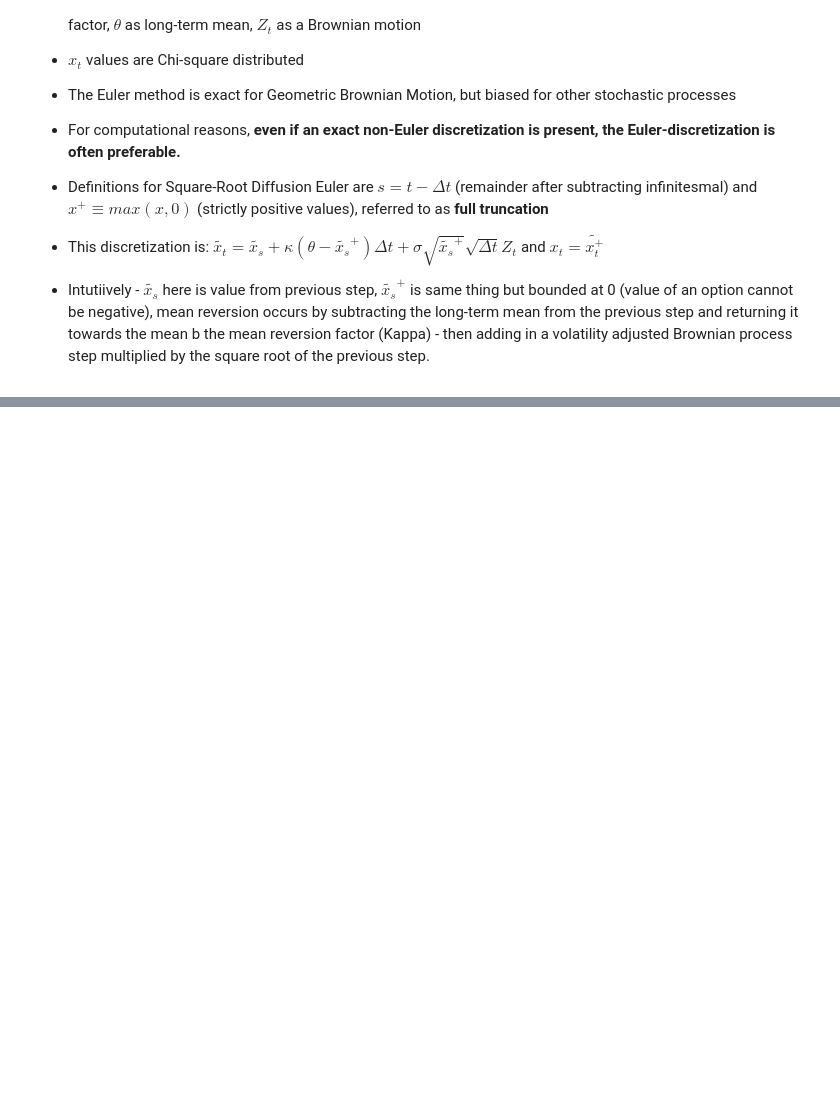
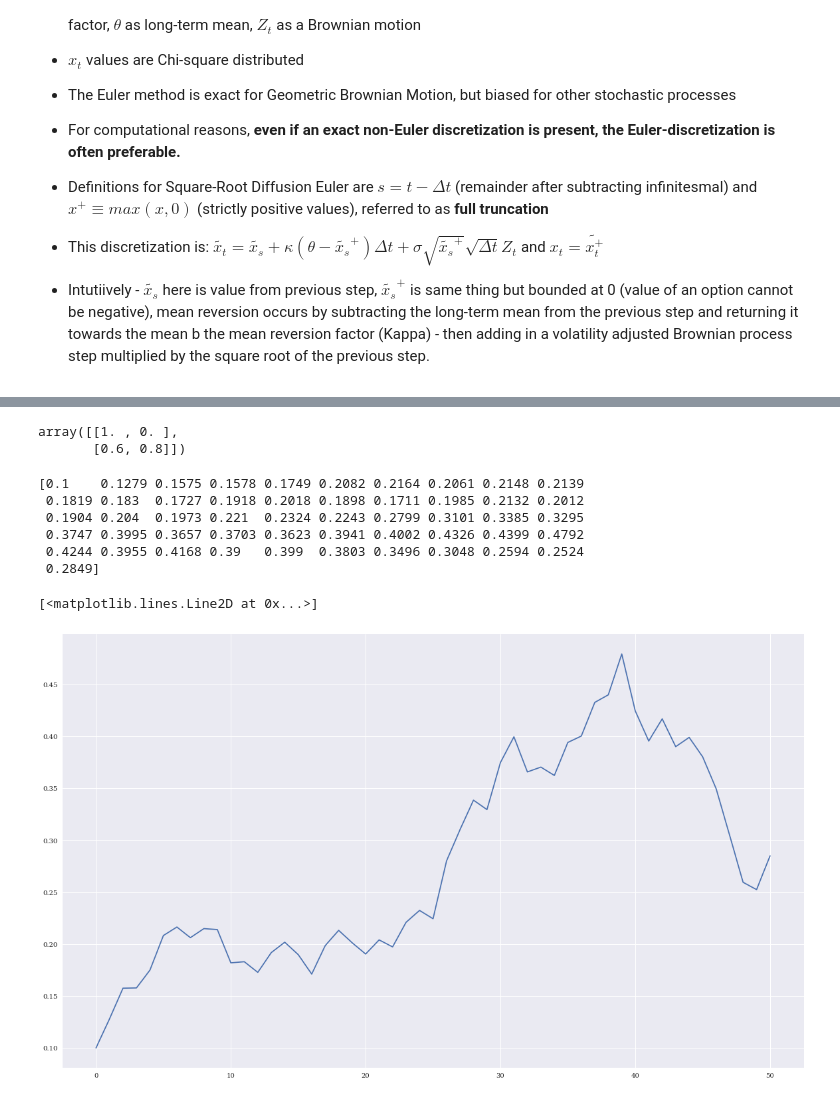
Before and after one commit to thomasmurphycodes/PythonForFinance, a Jupyter notebook: notebooks/Chapter 12 - Stochastics.ipynb, the cells around one changed output, grey strips where cells are left out. Drawn from its saved outputs; the diff is of its cells as text; code cells hidden in the pictures; blank space fills up the shorter version.

Commit message:
Stochastic Volatility up and running

```diff
--- a/notebooks/Chapter 12 - Stochastics.ipynb
+++ b/notebooks/Chapter 12 - Stochastics.ipynb
@@ -176,0 +228,31 @@ Text(0, 0.5, 'security level')
+# %%
+def cholesky_rho(rho):
+    corr_mat = np.zeros((2,2))
+    corr_mat[0, :] = [1.0, rho]
+    corr_mat[1, :] = [rho, 1.0]
+    cho_mat = np.linalg.cholesky(corr_mat)
+    return cho_mat
+# %%
+cho_mat = cholesky_rho(0.6)
+cho_mat
+# %% [output]
+array([[1. , 0. ],
+       [0.6, 0.8]])
+# %%
+def stochastic_volatility_process(trials, time, v0, kappa, theta, sigma, partitions, random_mesh, cho_mat):
+    dt = time/partitions
+    # Surface Set Up
+    v = np.zeros_like(random_mesh[0]) # Volatility surface
+    vh = np.zeros_like(v) # 0-bounded to compensate for Euler discretization
+
+    # Initialize
+    v[0] = v0
+    vh[0] = v0
+    for t in range(1, partitions + 1):
+        ran = np.dot(cho_mat, random_mesh[:, t, :]) # Influence the random number by the correlation
+        vh[t] = (vh[t - 1]
+                 + kappa * (theta - np.maximum(vh[t-1], 0)) * dt
+                 + sigma * np.sqrt(np.maximum(vh[t-1], 0)) *
+                 math.sqrt(dt) * ran[1])
+    v = np.maximum(vh, 0)
+    return v
@@ -176,0 +267,19 @@ Text(0, 0.5, 'security level')
+# %%
+random_mesh = npr.standard_normal((2, partitions + 1, I)) # 2 processes of the same partition and trial length
+vol_process = stochastic_volatility_process(trials=10000, time=1, v0=0.1,
+                                            kappa=3.0, theta=0.25, sigma=0.4, partitions=50, random_mesh=random_mesh,
+                                            cho_mat=cholesky_rho(0.6))
+print(vol_process[:, 3])
+# %% [output]
+[0.1    0.1279 0.1575 0.1578 0.1749 0.2082 0.2164 0.2061 0.2148 0.2139
+ 0.1819 0.183  0.1727 0.1918 0.2018 0.1898 0.1711 0.1985 0.2132 0.2012
+ 0.1904 0.204  0.1973 0.221  0.2324 0.2243 0.2799 0.3101 0.3385 0.3295
+ 0.3747 0.3995 0.3657 0.3703 0.3623 0.3941 0.4002 0.4326 0.4399 0.4792
+ 0.4244 0.3955 0.4168 0.39   0.399  0.3803 0.3496 0.3048 0.2594 0.2524
+ 0.2849]
+# %%
+plt.figure(figsize=(20,12))
+plt.plot(vol_process[:, 3])
+# %% [output]
+[<matplotlib.lines.Line2D at 0x...>]
+[figure, added]
```
Also changed, not shown: parts of 10 cells of this notebook.
